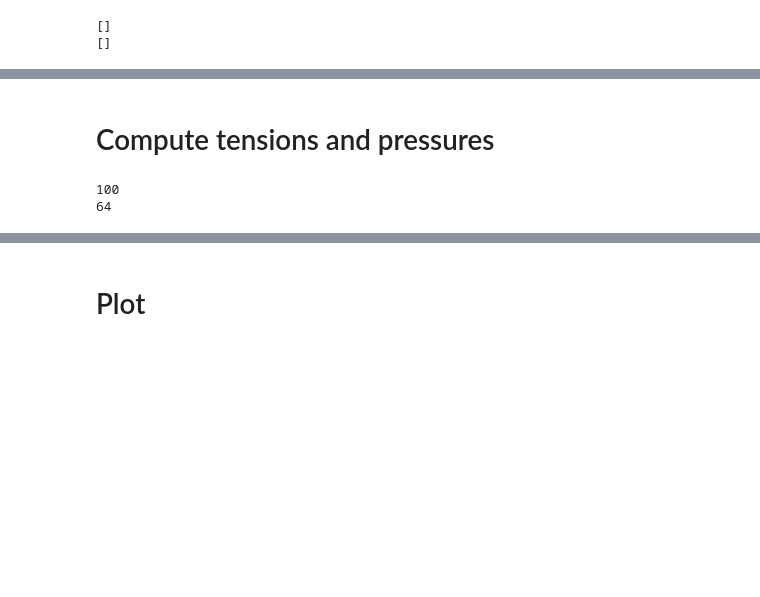
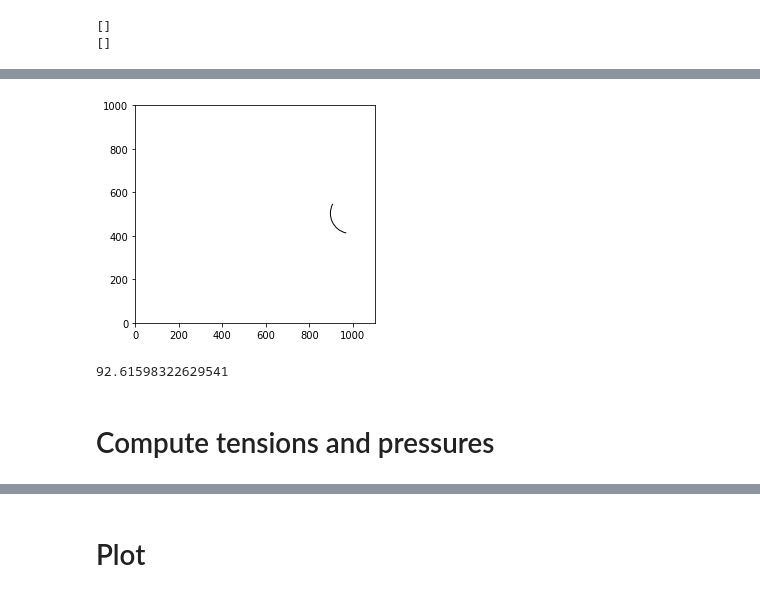
Before and after one commit to AllenCellModeling/DLITE, a Jupyter notebook: notebooks/Concise_format.ipynb, the cells around one changed output, grey strips where cells are left out. Saved outputs shown, nothing was run; the diff lists cells and outputs as text; code cells hidden in the pictures; blank space fills up the shorter version.

```diff
--- a/notebooks/Concise_format.ipynb
+++ b/notebooks/Concise_format.ipynb
@@ -67,9 +69,13 @@ print(len(nodes))
+# %%
+fig, ax = plt.subplots(1,1)
+ax.set(xlim = [0,1100], ylim  = [0,1000], aspect = 1)
+[e.plot(ax) for e in edges[30:31]]
+plt.show()
+# %% [output]
+[figure, added]
+# %%
+edges[30].radius
+# %% [output]
+92.61598322629541
 # %% [markdown]
 # Compute tensions and pressures
-# %%
-col1, tensions, pressures, P_T, P_P = V.compute(1)
-print(len(col1.tot_edges))
-print(len(col1.tot_nodes))
-# %% [output]
-100
-64
```
Also changed, not shown: parts of 34 cells of this notebook, 3 other files.
